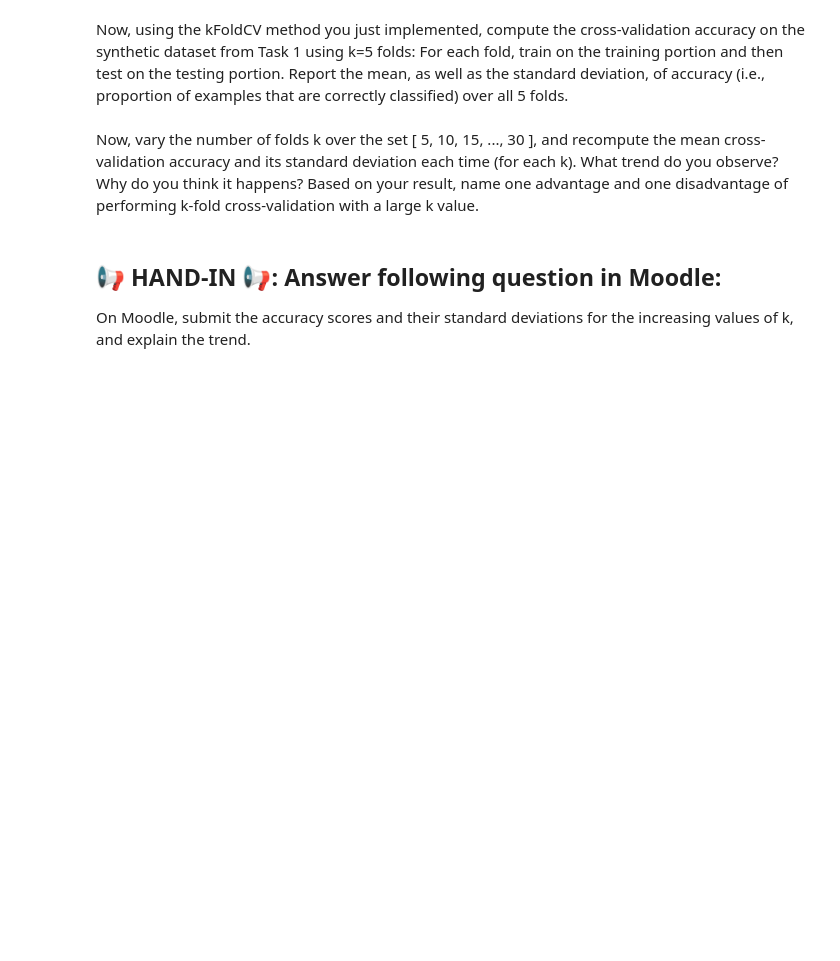
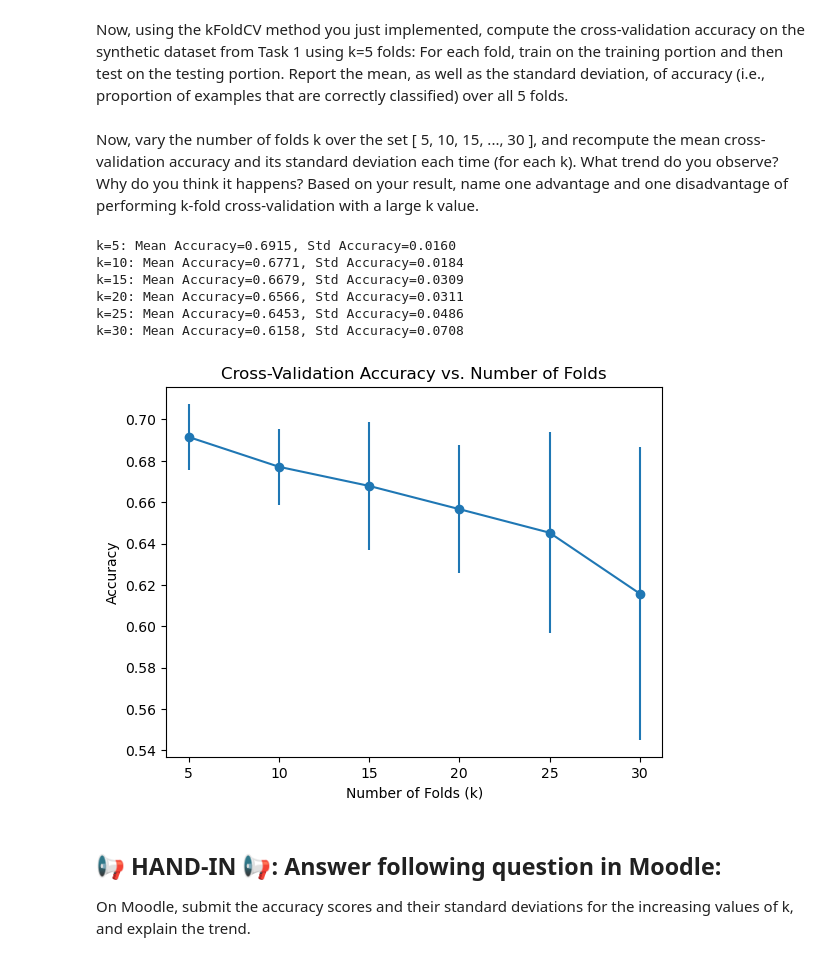
Before and after one commit to michaljohnson/MLDM, a Jupyter notebook: L05_Supervised_Learning_LAB_ASSIGNMENT.ipynb, the cells around one changed output. Saved outputs shown, nothing was run; the diff lists cells and outputs as text; code cells hidden in the pictures; blank space fills up the shorter version.

```diff
--- a/L05_Supervised_Learning_LAB_ASSIGNMENT.ipynb
+++ b/L05_Supervised_Learning_LAB_ASSIGNMENT.ipynb
@@ -192,7 +216,22 @@ kFoldCV(n=5, k=3)
 # %% [markdown]
 Now, using the kFoldCV method you just implemented, compute the cross-validation accuracy on the synthetic dataset from Task 1 using k=5 folds: For each fold, train on the training portion and then test on the testing portion. Report the mean, as well as the standard deviation, of accuracy (i.e., proportion of examples that are correctly classified) over all 5 folds.
-# %%
-def computeCVAccuracy (k):
-  return 0  # TODO: implement me
+# %%
+def computeCVAccuracy (k):
+  idxsTr, idxsTe = kFoldCV(len(y), k)
+  accuracies = []
+
+  for i in range(k):
+    X_train_fold, X_test_fold = X[idxsTr[i]], X[idxsTe[i]]
+    y_train_fold, y_test_fold = y[idxsTr[i]], y[idxsTe[i]]
+
+    log_reg.fit(X_train_fold, y_train_fold)
+    y_pred_fold = log_reg.predict(X_test_fold)
+    accuracy = np.mean(y_pred_fold == y_test_fold)
+    accuracies.append(accuracy)
+
+  mean_accuracy = np.mean(accuracies)
+  std_accuracy = np.std(accuracies)
+
+  return mean_accuracy, std_accuracy
 # %% [markdown]
 Now, vary the number of folds k over the set [ 5, 10, 15, ..., 30 ], and recompute the mean cross-validation accuracy and its standard deviation each time (for each k). What trend do you observe? Why do you think it happens? Based on your result, name one advantage and one disadvantage of performing k-fold cross-validation with a large k value.
@@ -201,3 +238,28 @@ Now, vary the number of folds k over the set [ 5, 10, 15, ..., 30 ], and recompu
+# %%
+k_values = list(range(5, 31, 5))
+mean_accuracies = []
+std_accuracies = []
+
+for k in k_values:
+    mean_accuracy, std_accuracy = computeCVAccuracy(k)
+    mean_accuracies.append(mean_accuracy)
+    std_accuracies.append(std_accuracy)
+    print(f"k={k}: Mean Accuracy={mean_accuracy:.4f}, Std Accuracy={std_accuracy:.4f}")
+
+# Plot the results
+plt.errorbar(k_values, mean_accuracies, yerr=std_accuracies, fmt='-o')
+plt.xlabel('Number of Folds (k)')
+plt.ylabel('Accuracy')
+plt.title('Cross-Validation Accuracy vs. Number of Folds')
+plt.show()
+# %% [output]
+k=5: Mean Accuracy=0.6915, Std Accuracy=0.0160
+k=10: Mean Accuracy=0.6771, Std Accuracy=0.0184
+k=15: Mean Accuracy=0.6679, Std Accuracy=0.0309
+k=20: Mean Accuracy=0.6566, Std Accuracy=0.0311
+k=25: Mean Accuracy=0.6453, Std Accuracy=0.0486
+k=30: Mean Accuracy=0.6158, Std Accuracy=0.0708
+[figure, added]
 # %% [markdown]
 ## 📢 **HAND-IN** 📢: Answer following question in Moodle:
 
```
Also changed, not shown: parts of 12 cells of this notebook, 3 other files.
